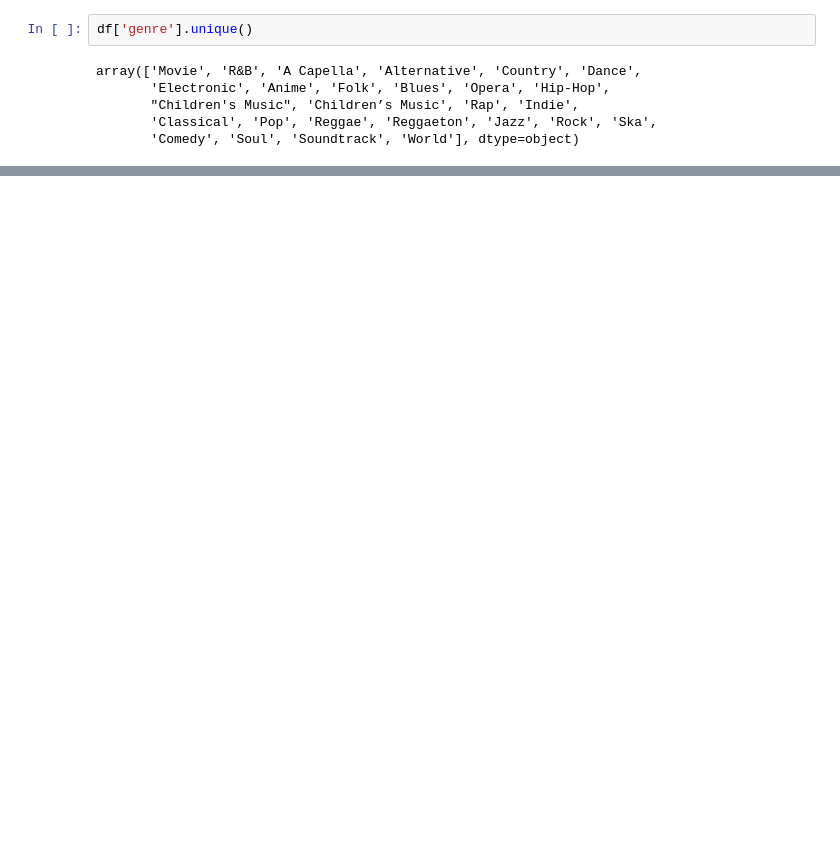
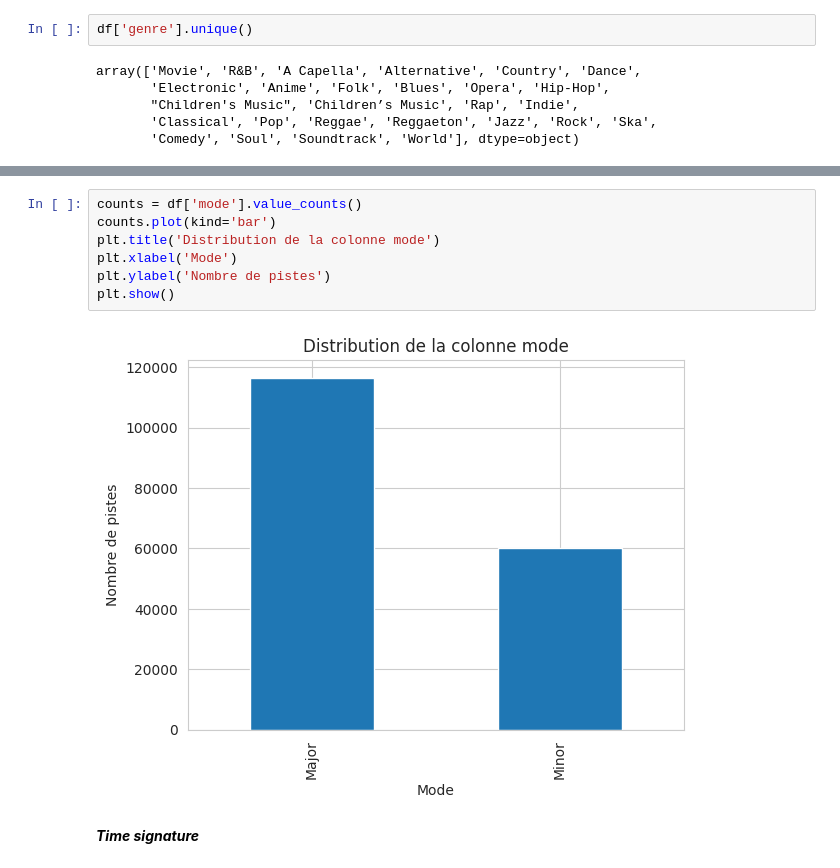
Before and after one commit to HassanSaleban/MoodiFy, a Jupyter notebook: df.ipynb, the cells around one changed output, grey strips where cells are left out. Saved outputs shown, nothing was run; the diff lists cells and outputs as text; blank space fills up the shorter version.

```diff
--- a/df.ipynb
+++ b/df.ipynb
@@ -146,0 +287,11 @@ Name: count, dtype: int64
+# %%
+counts = df['mode'].value_counts()
+counts.plot(kind='bar')
+plt.title('Distribution de la colonne mode')
+plt.xlabel('Mode')
+plt.ylabel('Nombre de pistes')
+plt.show()
+# %% [output]
+[figure, added]
+# %% [markdown]
+***Time signature***
```
Also changed, not shown: parts of 110 cells of this notebook.
